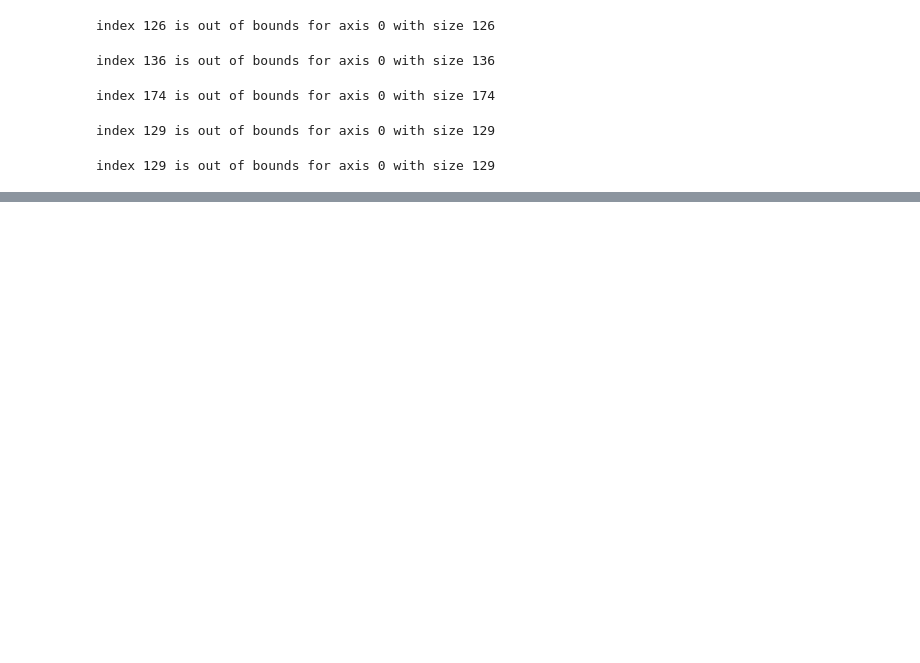
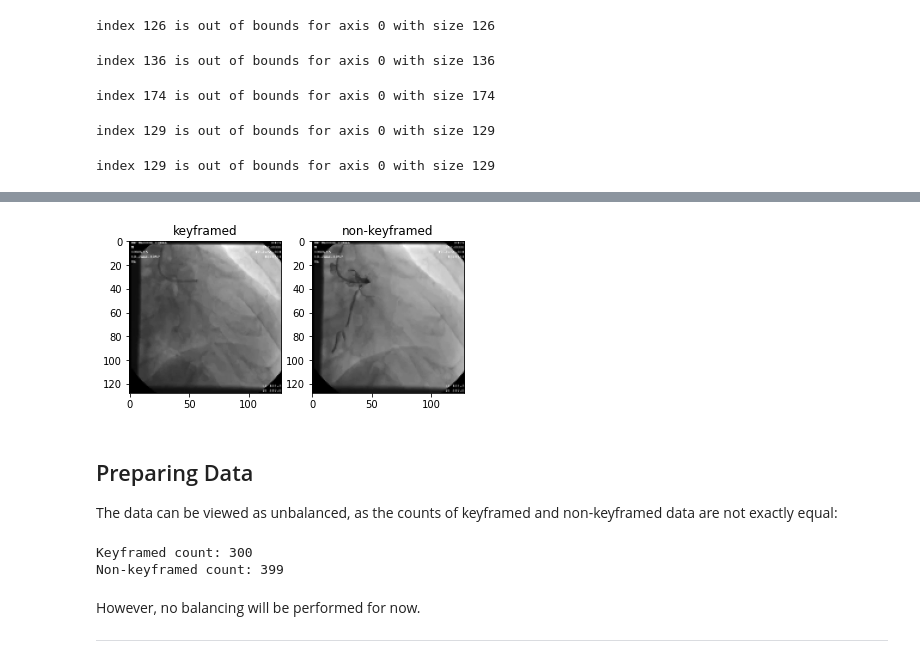
Before and after one commit to AaronYong179/angioAssessment, a Jupyter notebook: assessment.ipynb, the cells around one changed output, grey strips where cells are left out. Saved outputs shown, nothing was run; the diff lists cells and outputs as text; code cells hidden in the pictures; blank space fills up the shorter version.

```diff
--- a/assessment.ipynb
+++ b/assessment.ipynb
@@ -54,0 +56,33 @@ counts
+# %%
+import matplotlib.pyplot as plt
+
+# Extract example of keyframed and non-keyframed data, with reference to csv-1.csv
+keyframed_img_eg = data[0]
+non_keyframed_img_eg = data[24]
+
+images = list(map(lambda x:x[0][0,:,:], [keyframed_img_eg, non_keyframed_img_eg]))
+titles = ["keyframed", "non-keyframed"]
+
+fig, axes = plt.subplots(1, 2)
+
+for i in range(len(images)):
+  img = images[i]; title = titles[i]
+  axes[i].imshow(img, cmap='gray')
+  axes[i].set_title(title)
+
+plt.show()
+# %% [output]
+[figure, added]
+# %% [markdown]
+## Preparing Data
+
+The data can be viewed as unbalanced, as the counts of keyframed and non-keyframed data are not exactly equal:
+# %%
+print(f"Keyframed count: {counts[1]}\nNon-keyframed count: {counts[0]}")
+# %% [output]
+Keyframed count: 300
+Non-keyframed count: 399
+# %% [markdown]
+However, no balancing will be performed for now.
+
+---
```
Also changed, not shown: parts of 4 cells of this notebook.
